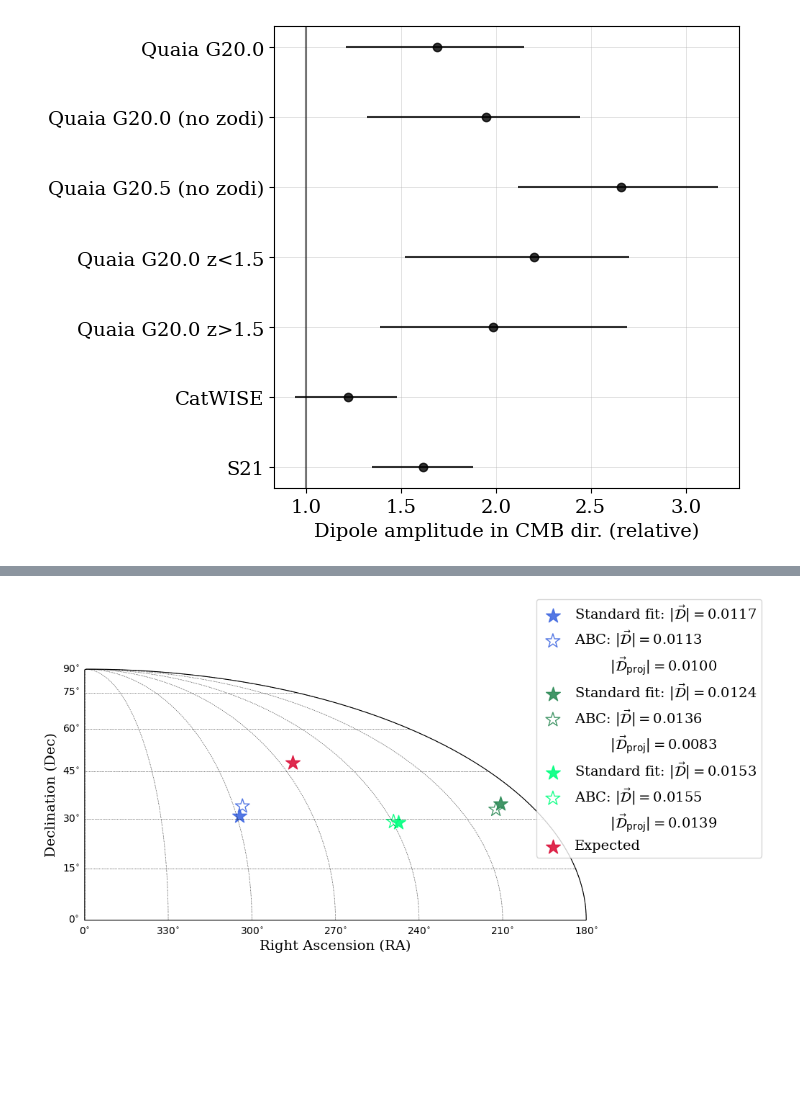
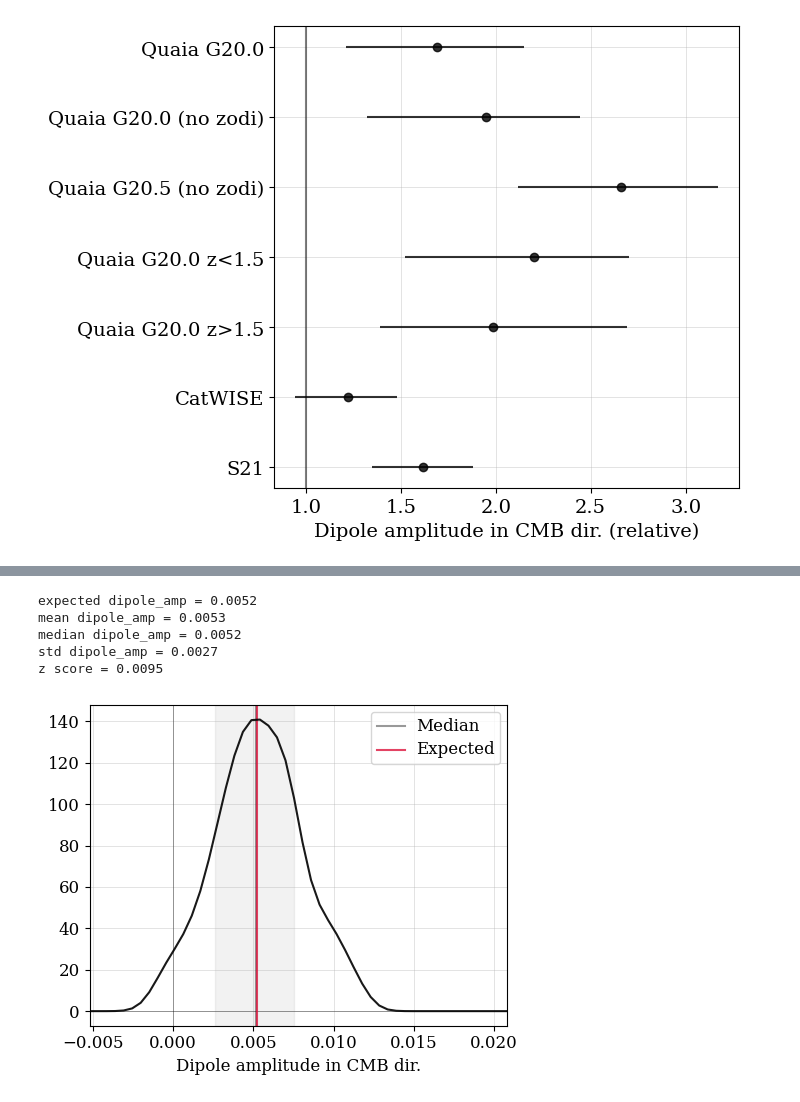
Before and after one commit to abbyw24/lss-dipoles, a Jupyter notebook: notebooks/paper_plots.ipynb, the cells around one changed output, grey strips where cells are left out. Cells and saved outputs as stored; diff of their text form; code cells hidden in the pictures; blank space fills up the shorter version.

```diff
--- a/notebooks/paper_plots.ipynb
+++ b/notebooks/paper_plots.ipynb
@@ -1224,36 +737,14 @@ for key in labels.keys():
-# %%
-fig, ax = plt.subplots(figsize=(9,6))
-sp = skyproj.MollweideSkyproj(ax=ax, extent=[180, 360, 0, 90])
-sp.ax.tick_params(fontsize=16)
-kwargs = dict(marker='*', s=220, alpha=0.9)
-
-cs = ['royalblue', 'None', 'navy', 'None', 'None', 'seagreen', 'springgreen']
-for i, (c, standard_dipdir, standard_dipamp, key) in enumerate(zip(cs, standard_res['dipdirs'].values(),
-                                                     standard_res['dipamps'].values(), labels.keys())):
-    if key in free_dip_res['comps']:
-        sp.scatter(standard_dipdir.galactic.l.deg, standard_dipdir.galactic.b.deg, color=c,
-                                            label=r'Standard fit: $|\vec{\mathcal{D}}|=$'f'{standard_res["dipamps"][key]:.4f}', **kwargs)
-        # get the ABC free dipole results
-        free_dipamp, free_dipdir = dipole.get_dipole(free_dip_res['comps'][key])
-        sp.scatter(free_dipdir.galactic.l.deg, free_dipdir.galactic.b.deg, color='None', edgecolors=c,
-                                                   label=r'ABC: $|\vec{\mathcal{D}}|=$'f'{free_dipamp:.4f}', **kwargs)
-        # plot the projection
-        free_proj_dipamp, free_proj_dipdir = dipole.get_dipole(free_dip_proj[key])
-        sp.scatter(free_proj_dipdir.galactic.l.deg, free_proj_dipdir.galactic.b.deg, color=c,
-                                                   label=f'\t'r'$|\vec{\mathcal{D}}_\mathrm{proj}|=$'f'{free_proj_dipamp:.4f}', marker='None', s=200)
-
-sp.scatter(cmb_dipdir.galactic.l.deg, cmb_dipdir.galactic.b.deg, color='crimson',
-        label=f'Expected', **kwargs)#{"Expected:":<28}'r'$|\vec{\mathcal{D}_k}|=$'f'{cmb_dipamp:.4f}', **kwargs)
-sp.legend(loc=(0.9, 0.25), fontsize=12)
-sp.ax.set_xlabel('Right Ascension (RA)', fontsize=14)
-sp.ax.set_ylabel('Declination (Dec)', fontsize=14)
-sp.ax.tick_params(fontsize=12)
-sp.ax.gridlines.set_alpha(0.4)
-
-for text in sp.ax.findobj(): # match=plt.Text
-    try:
-        text.set_fontsize(14)
-    except AttributeError:
-        continue
-# %% [output]
-[figure, removed]
+# %%
+# ideal Quaia G20.0: kinematic dipole + shot noise (no excess power)
+sample_name = 'quaia_G20.0_zodi'
+q, relamp, z, res, ax = get_abc_results_dipole_only(os.path.join(resdir,
+                            f'ABC/fake_data/{sample_name}_base-rate-{base_rate_quaia:.4f}_dipamp-1.0x_excess-zero',
+                                                                 f'dipole_only_nside{nside}_500mocks_15iters',
+                                                                 f'QuantileEpsilon_alpha-0.5/results.npy'))
+# %% [output]
+expected dipole_amp = 0.0052
+mean dipole_amp = 0.0053
+median dipole_amp = 0.0052
+std dipole_amp = 0.0027
+z score = 0.0095
+[figure, added]
```
Also changed, not shown: parts of 37 cells of this notebook, 1 other file.
